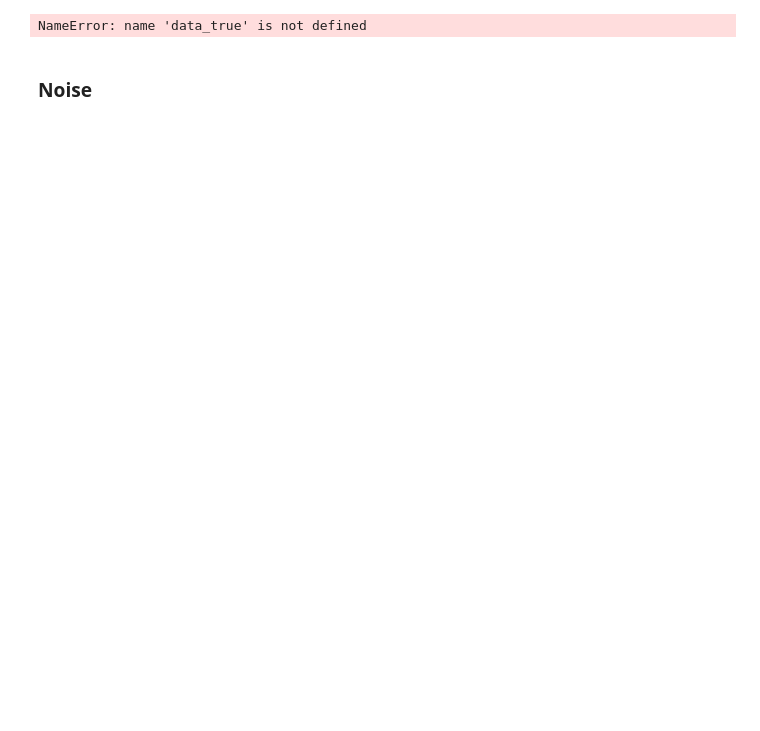
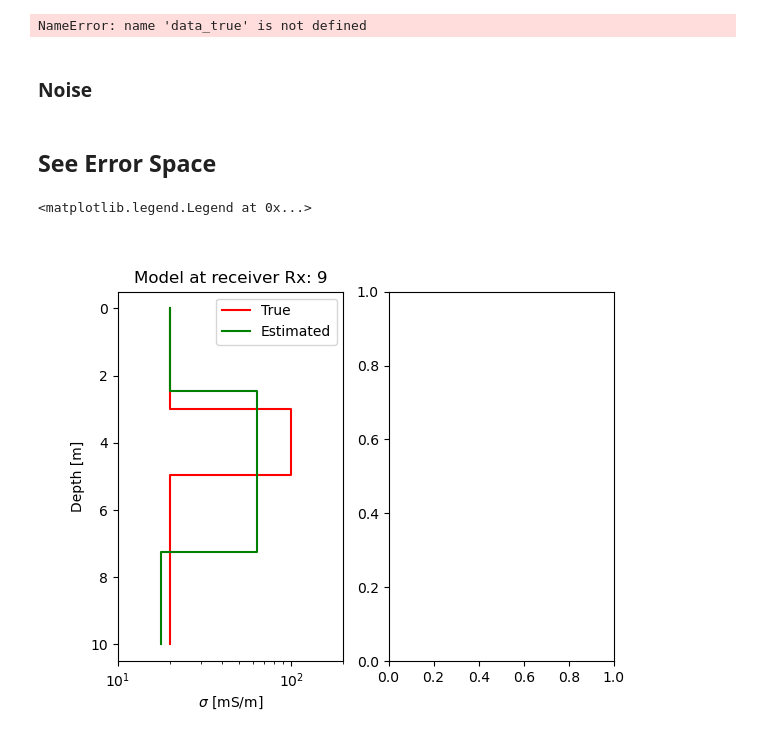
Before and after one commit to mariacarrizo/InvEM-ML, a Jupyter notebook: Synth-3Layer/Notebooks/3Layer.ipynb, the cells around one changed output. Drawn from its saved outputs; the diff is of its cells as text; code cells hidden in the pictures; blank space fills up the shorter version.

```diff
--- a/Synth-3Layer/Notebooks/3Layer.ipynb
+++ b/Synth-3Layer/Notebooks/3Layer.ipynb
@@ -592,3 +592,29 @@ plt.title('Relative Error [Q + IP], noise: 10%')
 plt.text(0.1,-0.5,'f)', color='k',fontsize=15)
 plt.xlabel('Horizontal distance [m]')
 plt.ylabel('Depth [m]')
+# %% [markdown]
+## See Error Space
+# %%
+pos=9
+depthmax=10
+
+depth_true = np.array([0, model_true[pos,3], model_true[pos,3]+model_true[pos,4],depthmax])
+depth_est = np.array([0, model_est_FS[pos,3], model_true[pos,3]+model_est_FS[pos,4], depthmax])
+
+sigma_true = np.hstack([model_true[pos,:3], model_true[pos,2]])
+sigma_est = np.hstack([model_est_FS[pos,:3], model_est_FS[pos,2]])
+
+fig, ax = plt.subplots(1,2)
+
+ax[0].step(sigma_true*1000, depth_true, 'r', label = 'True')
+ax[0].step(sigma_est*1000, depth_est, 'g', label='Estimated')
+ax[0].invert_yaxis()
+ax[0].set_ylabel('Depth [m]')
+ax[0].set_xlabel('$\sigma$ [mS/m]')
+ax[0].set_title('Model at receiver Rx: ' +str(pos))
+ax[0].set_xlim([10,200])
+ax[0].set_xscale('log')
+ax[0].legend()
+# %% [output]
+<matplotlib.legend.Legend at 0x...>
+[figure, added]
```
Also changed, not shown: parts of 10 cells of this notebook, 2 other files.
